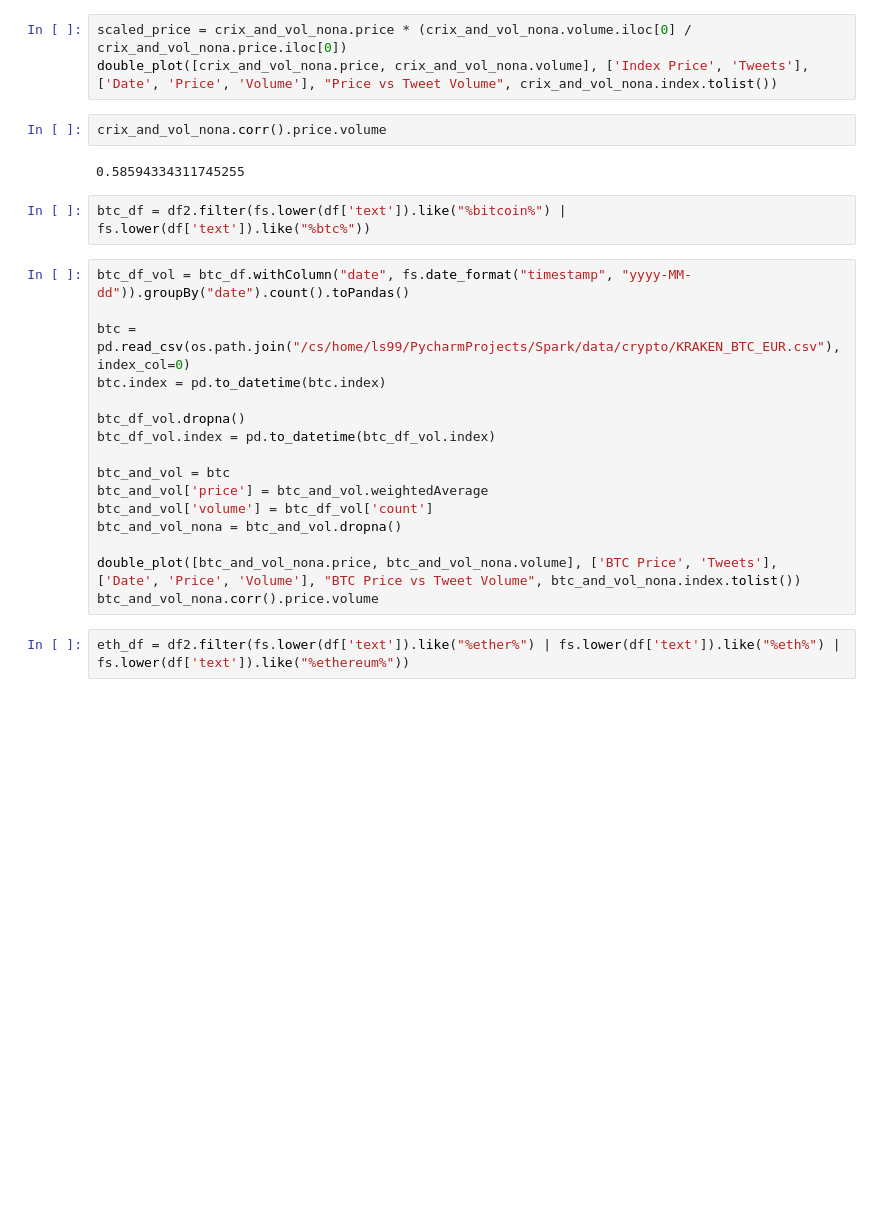
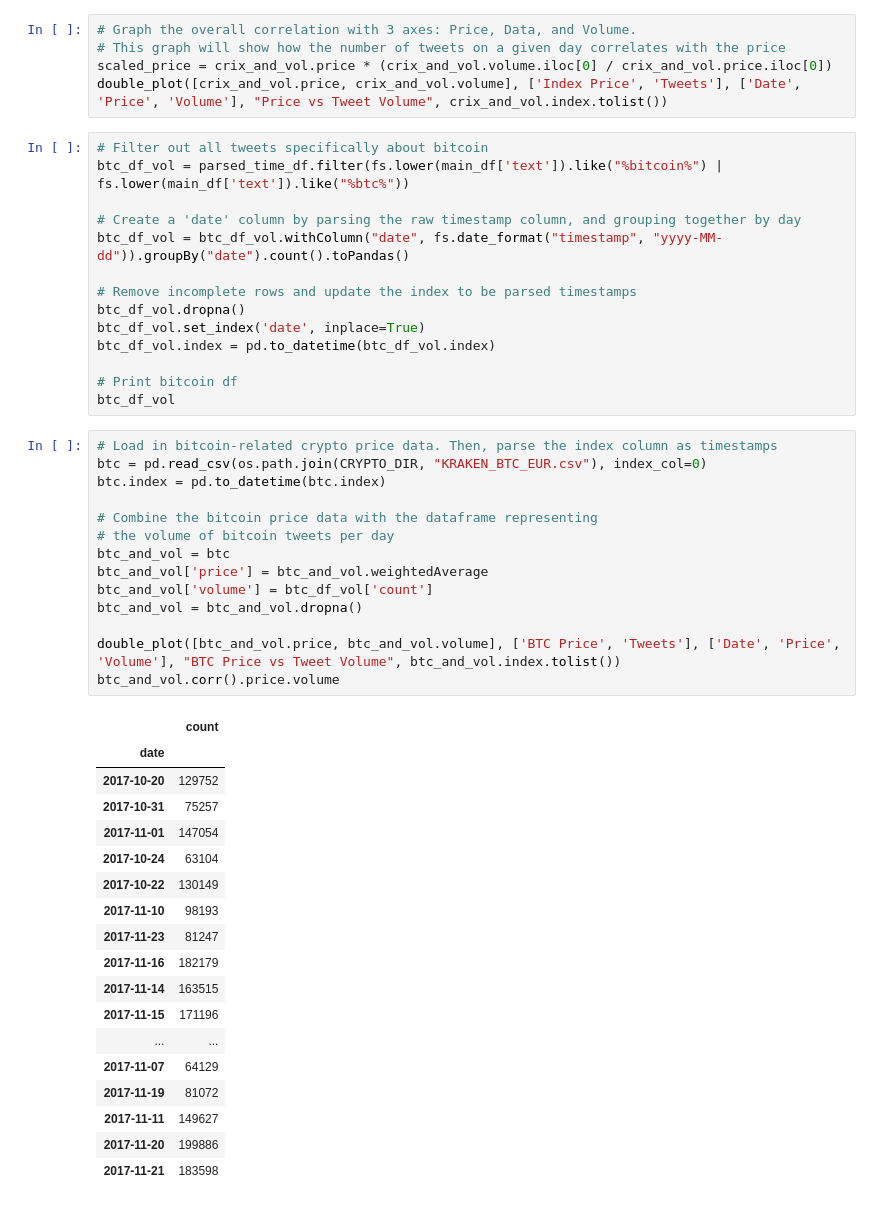
Before and after one commit to keananf/Spark, a Jupyter notebook: src/play.ipynb, the cells around one changed output. Drawn from its saved outputs; the diff is of its cells as text; blank space fills up the shorter version.

```diff
--- a/src/play.ipynb
+++ b/src/play.ipynb
@@ -41,27 +94,52 @@ crix_and_vol_nona.corr()
 # %%
-scaled_price = crix_and_vol_nona.price * (crix_and_vol_nona.volume.iloc[0] / crix_and_vol_nona.price.iloc[0])
-double_plot([crix_and_vol_nona.price, crix_and_vol_nona.volume], ['Index Price', 'Tweets'], ['Date', 'Price', 'Volume'], "Price vs Tweet Volume", crix_and_vol_nona.index.tolist())
+# Graph the overall correlation with 3 axes: Price, Data, and Volume.
+# This graph will show how the number of tweets on a given day correlates with the price
+scaled_price = crix_and_vol.price * (crix_and_vol.volume.iloc[0] / crix_and_vol.price.iloc[0])
+double_plot([crix_and_vol.price, crix_and_vol.volume], ['Index Price', 'Tweets'], ['Date', 'Price', 'Volume'], "Price vs Tweet Volume", crix_and_vol.index.tolist())
-# %%
-crix_and_vol_nona.corr().price.volume
-# %% [output]
-0.58594334311745255
-# %%
-btc_df = df2.filter(fs.lower(df['text']).like("%bitcoin%") | fs.lower(df['text']).like("%btc%"))
+# %%
+# Filter out all tweets specifically about bitcoin
+btc_df_vol = parsed_time_df.filter(fs.lower(main_df['text']).like("%bitcoin%") | fs.lower(main_df['text']).like("%btc%"))
+
+# Create a 'date' column by parsing the raw timestamp column, and grouping together by day
+btc_df_vol = btc_df_vol.withColumn("date", fs.date_format("timestamp", "yyyy-MM-dd")).groupBy("date").count().toPandas()
+
+# Remove incomplete rows and update the index to be parsed timestamps
+btc_df_vol.dropna()
+btc_df_vol.set_index('date', inplace=True)
+btc_df_vol.index = pd.to_datetime(btc_df_vol.index)
+
+# Print bitcoin df
+btc_df_vol
 # %%
-btc_df_vol = btc_df.withColumn("date", fs.date_format("timestamp", "yyyy-MM-dd")).groupBy("date").count().toPandas()
-
-btc = pd.read_csv(os.path.join("/cs/home/ls99/PycharmProjects/Spark/data/crypto/KRAKEN_BTC_EUR.csv"), index_col=0)
+# Load in bitcoin-related crypto price data. Then, parse the index column as timestamps
+btc = pd.read_csv(os.path.join(CRYPTO_DIR, "KRAKEN_BTC_EUR.csv"), index_col=0)
 btc.index = pd.to_datetime(btc.index)
 
-btc_df_vol.dropna()
-btc_df_vol.index = pd.to_datetime(btc_df_vol.index)
-
+# Combine the bitcoin price data with the dataframe representing
+# the volume of bitcoin tweets per day
 btc_and_vol = btc
 btc_and_vol['price'] = btc_and_vol.weightedAverage
 btc_and_vol['volume'] = btc_df_vol['count']
-btc_and_vol_nona = btc_and_vol.dropna()
+btc_and_vol = btc_and_vol.dropna()
 
-double_plot([btc_and_vol_nona.price, btc_and_vol_nona.volume], ['BTC Price', 'Tweets'], ['Date', 'Price', 'Volume'], "BTC Price vs Tweet Volume", btc_and_vol_nona.index.tolist())
-btc_and_vol_nona.corr().price.volume
+double_plot([btc_and_vol.price, btc_and_vol.volume], ['BTC Price', 'Tweets'], ['Date', 'Price', 'Volume'], "BTC Price vs Tweet Volume", btc_and_vol.index.tolist())
+btc_and_vol.corr().price.volume
+# %% [output]
+|  | count |
+| date |  |
+| 2017-10-20 | 129752 |
+| 2017-10-31 | 75257 |
+| 2017-11-01 | 147054 |
+| 2017-10-24 | 63104 |
+| 2017-10-22 | 130149 |
+| 2017-11-10 | 98193 |
+| 2017-11-23 | 81247 |
+| 2017-11-16 | 182179 |
+| 2017-11-14 | 163515 |
+| 2017-11-15 | 171196 |
+| ... | ... |
+| 2017-11-07 | 64129 |
+| 2017-11-19 | 81072 |
+| 2017-11-11 | 149627 |
+| 2017-11-20 | 199886 |
+| 2017-11-21 | 183598 |
-# %%
-eth_df = df2.filter(fs.lower(df['text']).like("%ether%") | fs.lower(df['text']).like("%eth%") | fs.lower(df['text']).like("%ethereum%"))
```
Also changed, not shown: parts of 19 cells of this notebook, 3 other files.
